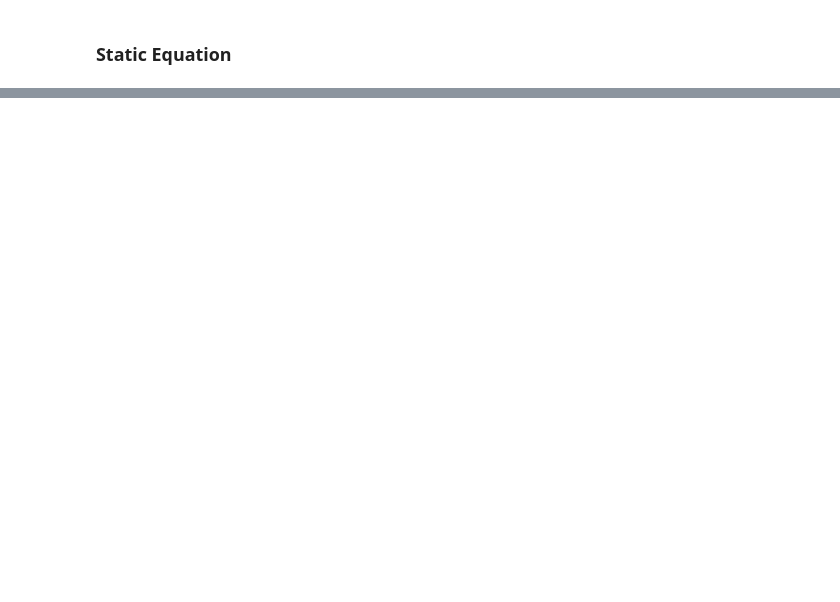
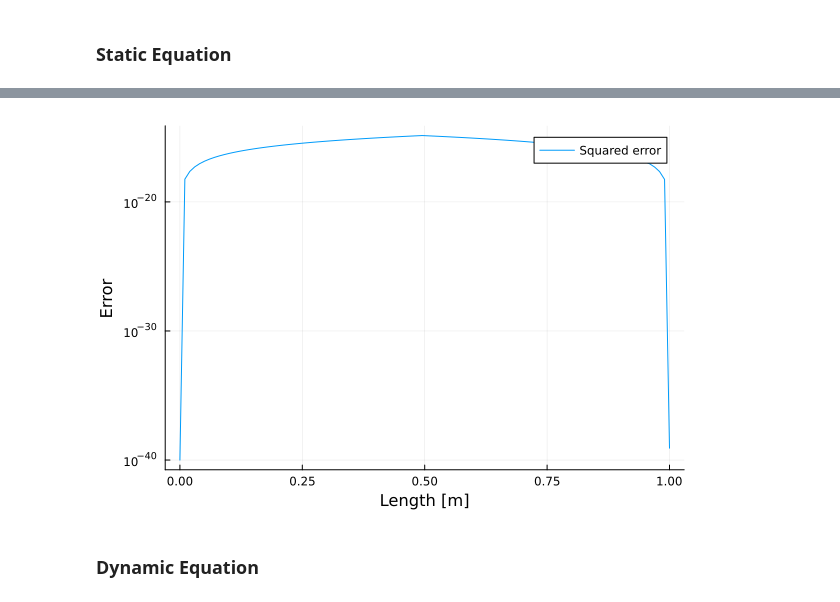
Before and after one commit to tdrAndrei/BusDoor_modeling2023, a Jupyter notebook: src/PointMassSystem.ipynb, the cells around one changed output, grey strips where cells are left out. Saved outputs shown, nothing was run; the diff lists cells and outputs as text; code cells hidden in the pictures; blank space fills up the shorter version.

```diff
--- a/src/PointMassSystem.ipynb
+++ b/src/PointMassSystem.ipynb
@@ -160,3 +160,10 @@ WARNING: replacing module Beam.
+# %%
+epsilon = 1e-40
+plot(x, (uN.-uA).^2 .+ epsilon, yaxis=:log, xlabel="Length [m]", ylabel="Error", label="Squared error")
+# %% [output]
+[figure, added]
+# %% [markdown]
+### Dynamic Equation
 # %%
 p = Beam.BeamProblem(
     N=100,
```
Also changed, not shown: parts of 6 cells of this notebook.
